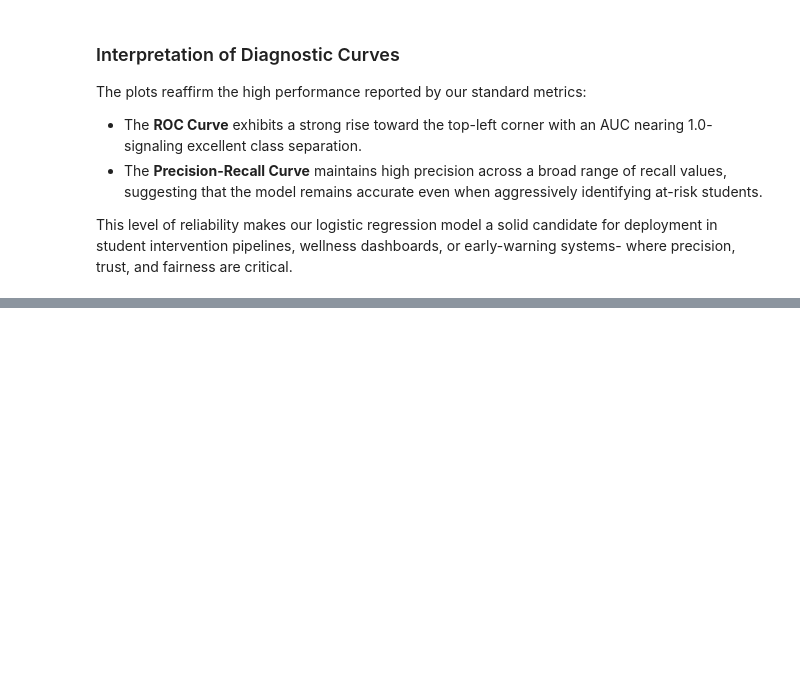
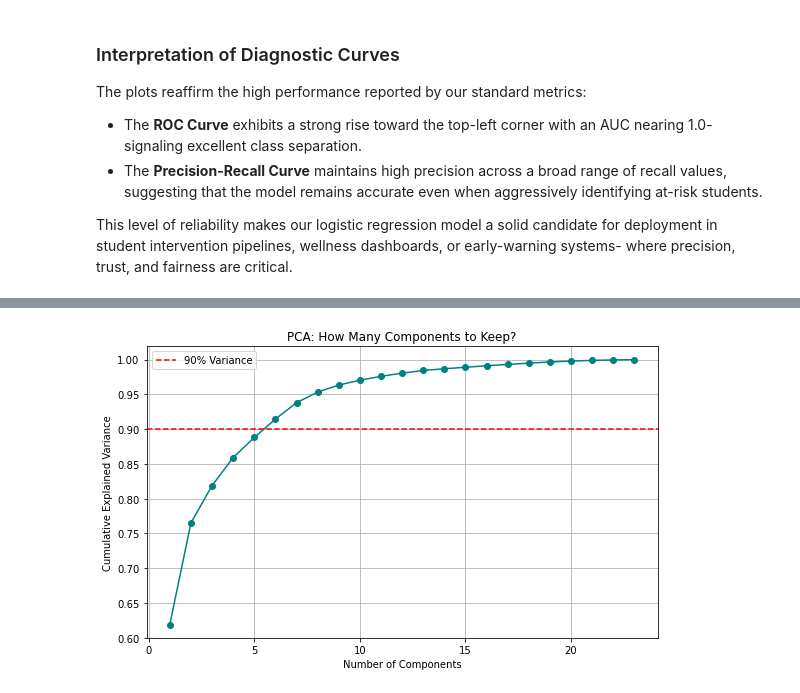
Before and after one commit to Vain-Guy/Students-Social-Media-Addiction, a Jupyter notebook: std.ipynb, the cells around one changed output, grey strips where cells are left out. Saved outputs shown, nothing was run; the diff lists cells and outputs as text; code cells hidden in the pictures; blank space fills up the shorter version.

```diff
--- a/std.ipynb
+++ b/std.ipynb
@@ -3885,0 +3945,24 @@ This level of reliability makes our logistic regression model a solid candidate
+# %%
+from sklearn.decomposition import PCA
+import matplotlib.pyplot as plt
+import numpy as np
+
+# Run PCA
+pca = PCA()
+X_pca = pca.fit_transform(X_cluster_ready)
+
+# Plot explained variance
+explained_var = np.cumsum(pca.explained_variance_ratio_)
+
+plt.figure(figsize=(8, 5))
+plt.plot(range(1, len(explained_var) + 1), explained_var, marker='o', color='teal')
+plt.axhline(y=0.90, color='red', linestyle='--', label='90% Variance')
+plt.xlabel('Number of Components')
+plt.ylabel('Cumulative Explained Variance')
+plt.title('PCA: How Many Components to Keep?')
+plt.grid(True)
+plt.legend()
+plt.tight_layout()
+plt.show()
+# %% [output]
+[figure, added]
```
Also changed, not shown: parts of 16 cells of this notebook, 4 other files.
